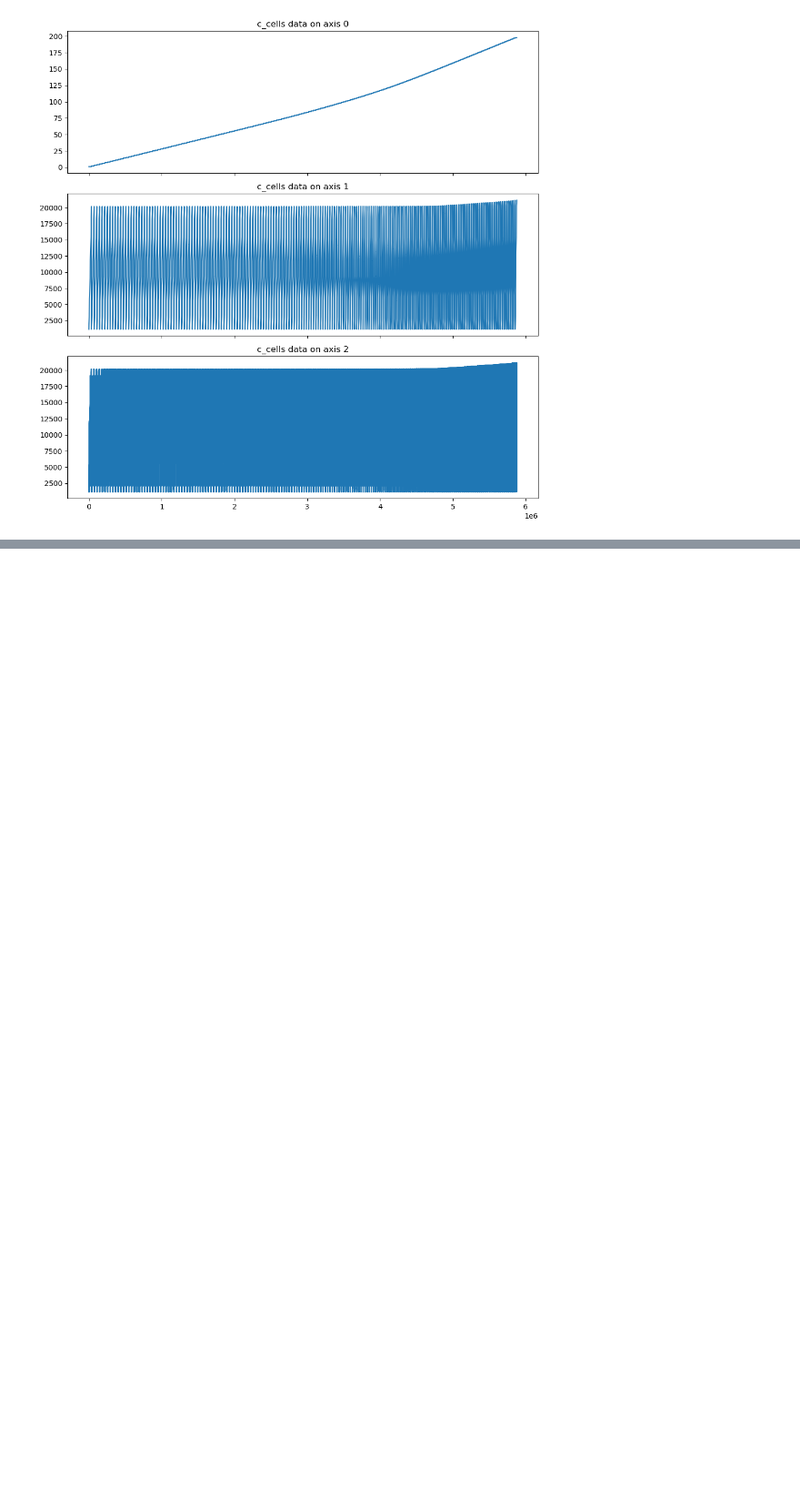
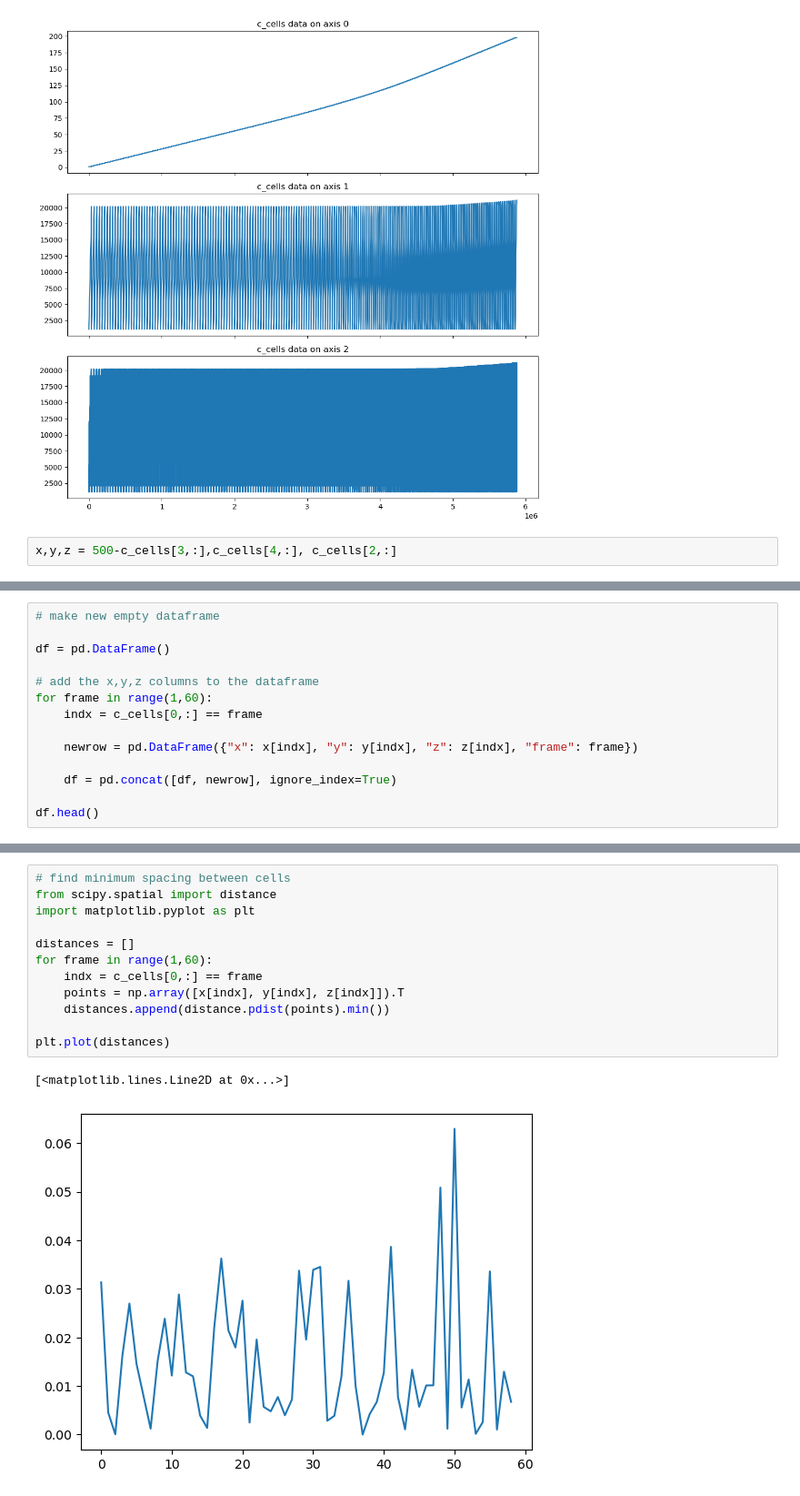
Before and after one commit to JakobSchauser/Thesis, a Jupyter notebook: DeconstructingGastrulation-Data/stas.ipynb, the cells around one changed output, grey strips where cells are left out. Shown at 91% size. Drawn from its saved outputs; the diff is of its cells as text; blank space fills up the shorter version.

```diff
--- a/DeconstructingGastrulation-Data/stas.ipynb
+++ b/DeconstructingGastrulation-Data/stas.ipynb
@@ -144,3 +140,5 @@ fig.tight_layout()
 plt.show()
 # %% [output]
 [figure]
+# %%
+x,y,z = 500-c_cells[3,:],c_cells[4,:], c_cells[2,:]
@@ -146,0 +147,14 @@ plt.show()
+# %%
+# make new empty dataframe
+
+df = pd.DataFrame()
+
+# add the x,y,z columns to the dataframe
+for frame in range(1,60):
+    indx = c_cells[0,:] == frame
+
+    newrow = pd.DataFrame({"x": x[indx], "y": y[indx], "z": z[indx], "frame": frame})
+
+    df = pd.concat([df, newrow], ignore_index=True)
+
+df.head()
@@ -146,0 +168,15 @@ plt.show()
+# %%
+# find minimum spacing between cells
+from scipy.spatial import distance
+import matplotlib.pyplot as plt
+
+distances = []
+for frame in range(1,60):
+    indx = c_cells[0,:] == frame
+    points = np.array([x[indx], y[indx], z[indx]]).T
+    distances.append(distance.pdist(points).min())
+
+plt.plot(distances)
+# %% [output]
+[<matplotlib.lines.Line2D at 0x...>]
+[figure, added]
```
Also changed, not shown: parts of 13 cells of this notebook, 8 other files.
